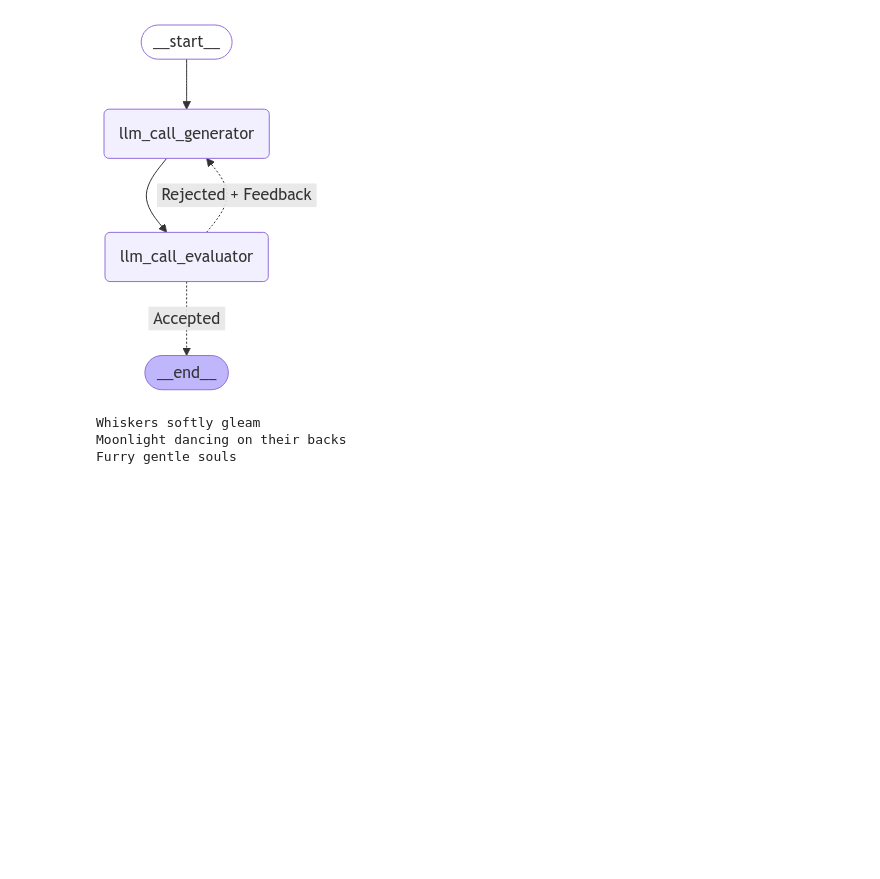
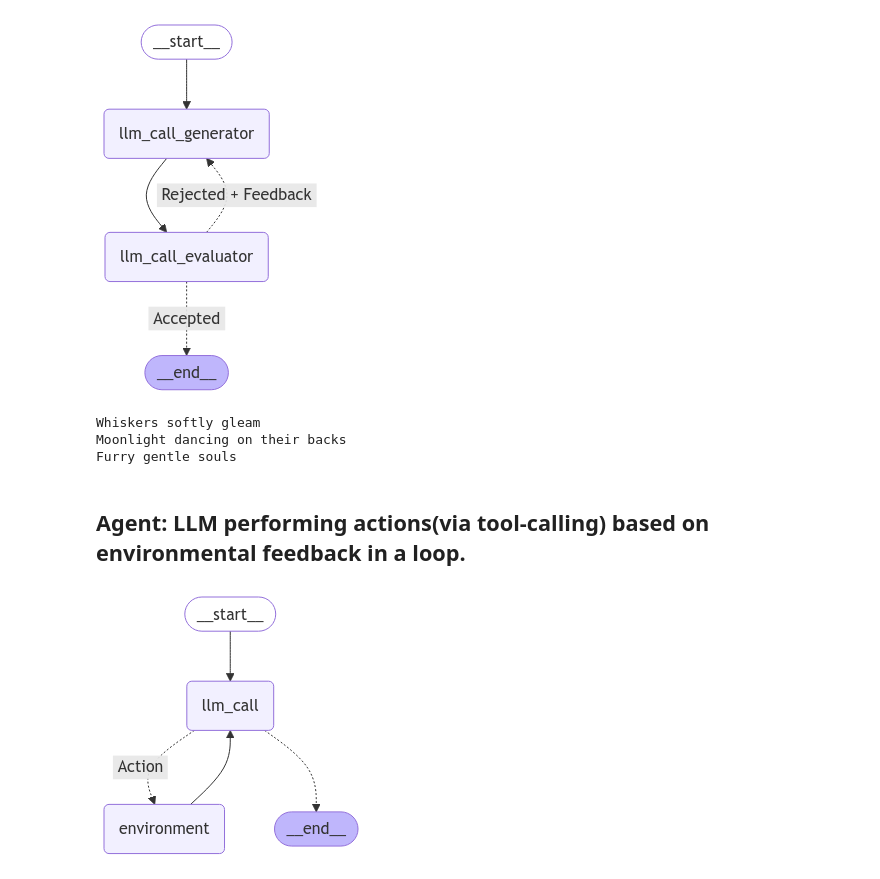
Before and after one commit to lucky096/llm_augmented_workflow, a Jupyter notebook: Agents.ipynb, the cells around one changed output. Saved outputs shown, nothing was run; the diff lists cells and outputs as text; code cells hidden in the pictures; blank space fills up the shorter version.

Commit message:
Added agent builder

```diff
--- a/Agents.ipynb
+++ b/Agents.ipynb
@@ -613,3 +613,5 @@ print(state['haiku'])
 Whiskers softly gleam
 Moonlight dancing on their backs
 Furry gentle souls
+# %% [markdown]
+## Agent: LLM performing actions(via tool-calling) based on environmental feedback in a loop.
@@ -615,0 +641,67 @@ Furry gentle souls
+# %%
+from langgraph.graph import MessagesState
+from langchain_core.messages import SystemMessage, HumanMessage, ToolMessage
+
+#nodes
+def llm_call(state: MessagesState):
+  """LLM decides whether to call a tool or not"""
+
+  return {
+      "messages": [
+          llm_with_tools.invoke(
+              [
+                  SystemMessage(content="You are a helpful assitant tasked with performing arithmetic on a set of inputs")
+              ] + state["messages"]
+          )
+      ]
+  }
+
+def tool_node(state: dict):
+  """performs the tool call"""
+
+  result = []
+  for tool_call in state["messages"][-1].tool_calls:
+    tool = tools_by_name[tool_call["name"]]
+    observation = tool.invoke(tool_call["args"])
+    result.append(ToolMessage(content=observation, tool_call_id=tool_call["id"]))
+
+  return {"messages": result}
+
+#conditional edge fn to route to the tool node or end based upon whether the LLM made a tool call
+def should_continue(state: MessagesState) -> Literal["environment", END]:
+  """Decide if we should continue the loop or stop based upon whether the LLM made a tool call"""
+
+  messages = state["messages"]
+  last_message = messages[-1]
+  #if the llm makes a tool call, then perform an action
+  if last_message.tool_calls:
+    return "Action"
+  #otherwise, we stop (reply to the user)
+  return END
+
+#build workflow
+agent_builder = StateGraph(MessagesState)
+
+#add nodes
+agent_builder.add_node("llm_call", llm_call)
+agent_builder.add_node("environment", tool_node)
+
+#add edges to connect nodes
+agent_builder.add_edge(START, "llm_call")
+agent_builder.add_conditional_edges(
+    "llm_call",
+    should_continue,
+    {
+        "Action": "environment",
+        END: END
+    }
+)
+agent_builder.add_edge("environment", "llm_call")
+
+#compile the agent
+agent = agent_builder.compile()
+
+#display agent
+display(Image(agent.get_graph().draw_mermaid_png()))
+# %% [output]
+[figure, added]
```
Also changed, not shown: parts of 2 cells of this notebook.
